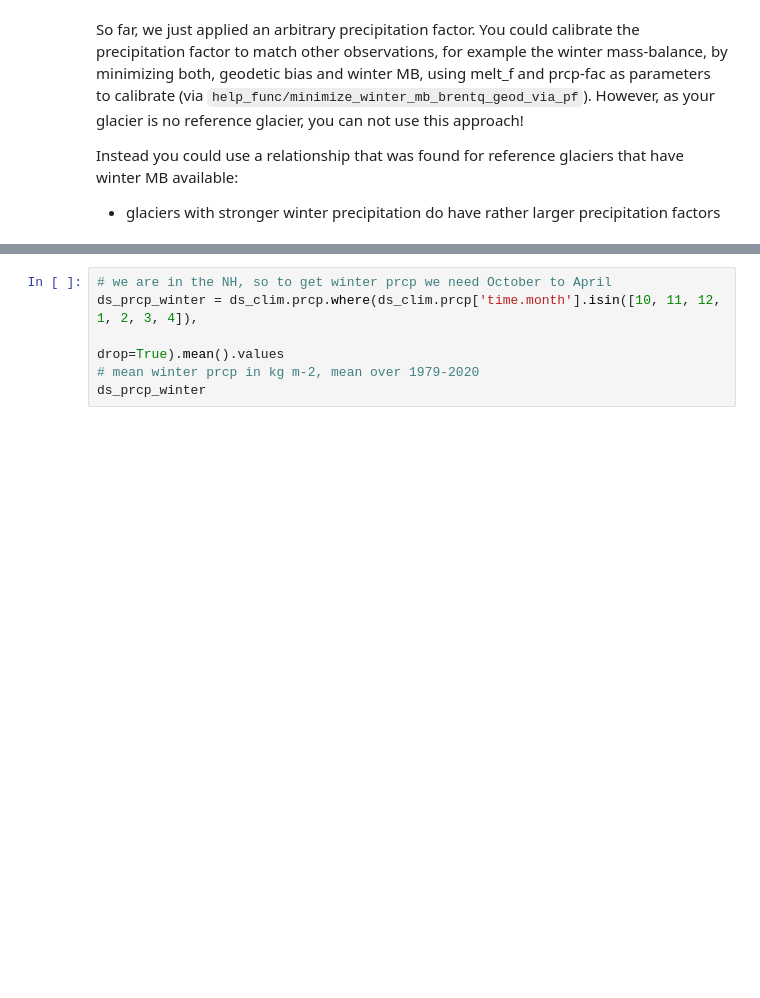
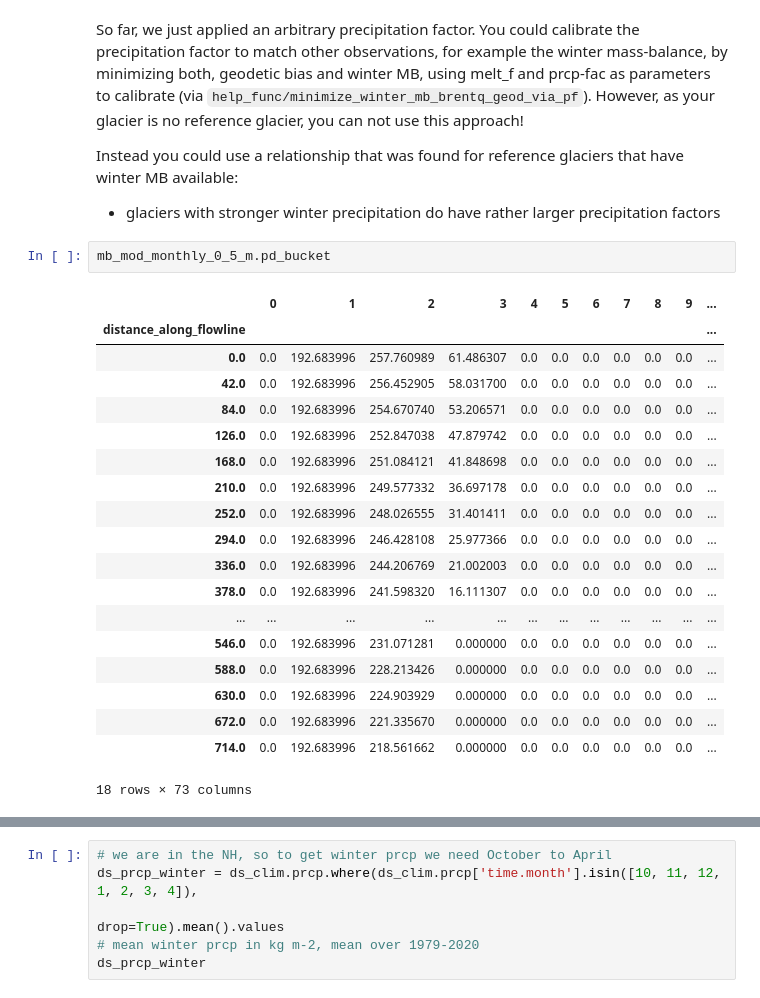
Before and after one commit to OGGM/massbalance-sandbox, a Jupyter notebook: docs/surface_type_distinction/oggm_sfc_type_bucket_example_workflow_for_aneto_glacier.ipynb, the cells around one changed output, grey strips where cells are left out. Drawn from its saved outputs; the diff is of its cells as text; blank space fills up the shorter version.

```diff
--- a/docs/surface_type_distinction/oggm_sfc_type_bucket_example_workflow_for_aneto_glacier.ipynb
+++ b/docs/surface_type_distinction/oggm_sfc_type_bucket_example_workflow_for_aneto_glacier.ipynb
@@ -185,3 +186,25 @@ So far, we just applied an arbitrary precipitation factor. You could calibrate t
 
 Instead you could use a relationship that was found for reference glaciers that have winter MB available:
 - glaciers with stronger winter precipitation do have rather larger precipitation factors
+# %%
+mb_mod_monthly_0_5_m.pd_bucket
+# %% [output]
+|  | 0 | 1 | 2 | 3 | 4 | 5 | 6 | 7 | 8 | 9 | ... |
+| distance_along_flowline |  |  |  |  |  |  |  |  |  |  | ... |
+| 0.0 | 0.0 | 192.683996 | 257.760989 | 61.486307 | 0.0 | 0.0 | 0.0 | 0.0 | 0.0 | 0.0 | ... |
+| 42.0 | 0.0 | 192.683996 | 256.452905 | 58.031700 | 0.0 | 0.0 | 0.0 | 0.0 | 0.0 | 0.0 | ... |
+| 84.0 | 0.0 | 192.683996 | 254.670740 | 53.206571 | 0.0 | 0.0 | 0.0 | 0.0 | 0.0 | 0.0 | ... |
+| 126.0 | 0.0 | 192.683996 | 252.847038 | 47.879742 | 0.0 | 0.0 | 0.0 | 0.0 | 0.0 | 0.0 | ... |
+| 168.0 | 0.0 | 192.683996 | 251.084121 | 41.848698 | 0.0 | 0.0 | 0.0 | 0.0 | 0.0 | 0.0 | ... |
+| 210.0 | 0.0 | 192.683996 | 249.577332 | 36.697178 | 0.0 | 0.0 | 0.0 | 0.0 | 0.0 | 0.0 | ... |
+| 252.0 | 0.0 | 192.683996 | 248.026555 | 31.401411 | 0.0 | 0.0 | 0.0 | 0.0 | 0.0 | 0.0 | ... |
+| 294.0 | 0.0 | 192.683996 | 246.428108 | 25.977366 | 0.0 | 0.0 | 0.0 | 0.0 | 0.0 | 0.0 | ... |
+| 336.0 | 0.0 | 192.683996 | 244.206769 | 21.002003 | 0.0 | 0.0 | 0.0 | 0.0 | 0.0 | 0.0 | ... |
+| 378.0 | 0.0 | 192.683996 | 241.598320 | 16.111307 | 0.0 | 0.0 | 0.0 | 0.0 | 0.0 | 0.0 | ... |
+| ... | ... | ... | ... | ... | ... | ... | ... | ... | ... | ... | ... |
+| 546.0 | 0.0 | 192.683996 | 231.071281 | 0.000000 | 0.0 | 0.0 | 0.0 | 0.0 | 0.0 | 0.0 | ... |
+| 588.0 | 0.0 | 192.683996 | 228.213426 | 0.000000 | 0.0 | 0.0 | 0.0 | 0.0 | 0.0 | 0.0 | ... |
+| 630.0 | 0.0 | 192.683996 | 224.903929 | 0.000000 | 0.0 | 0.0 | 0.0 | 0.0 | 0.0 | 0.0 | ... |
+| 672.0 | 0.0 | 192.683996 | 221.335670 | 0.000000 | 0.0 | 0.0 | 0.0 | 0.0 | 0.0 | 0.0 | ... |
+| 714.0 | 0.0 | 192.683996 | 218.561662 | 0.000000 | 0.0 | 0.0 | 0.0 | 0.0 | 0.0 | 0.0 | ... |
+18 rows × 73 columns
```
Also changed, not shown: parts of 9 cells of this notebook, 3 other files.
